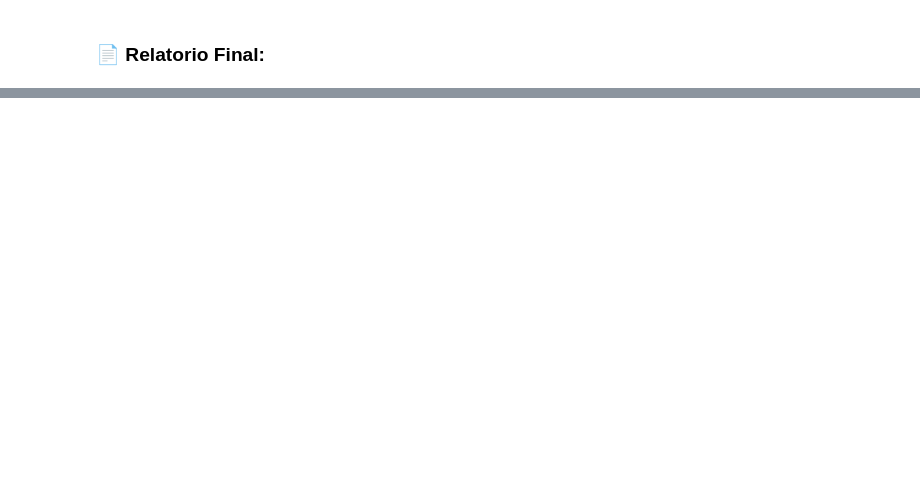
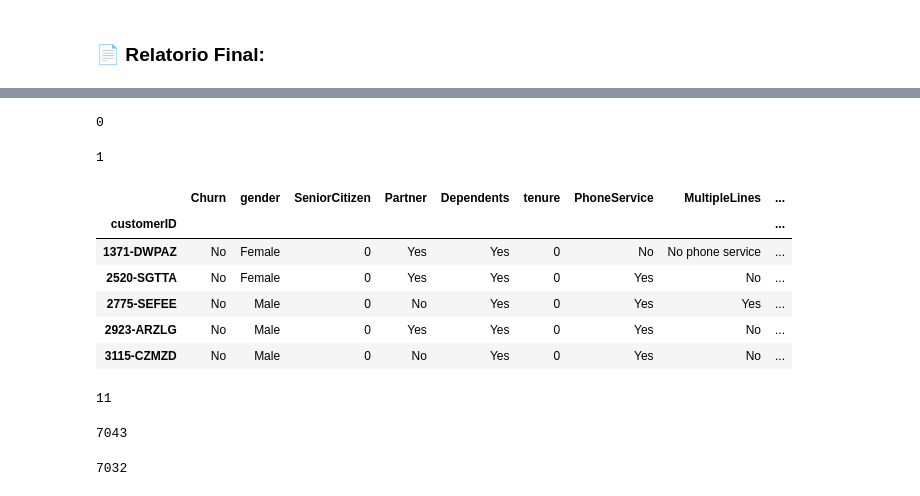
Before and after one commit to Megalonnix/ChallengeTelecomX, a Jupyter notebook: TelecomX_BR.ipynb, the cells around one changed output, grey strips where cells are left out. Cells and saved outputs as stored; diff of their text form; code cells hidden in the pictures; blank space fills up the shorter version.

Commit message:
Limpando dados com padrão inadequado

```diff
--- a/TelecomX_BR.ipynb
+++ b/TelecomX_BR.ipynb
@@ -115,2 +238,7 @@ memory usage: 1.2+ MB
+# %%
+# Passo 03:
+# Dados acima mostram ambiquidade nas evazões (Churn), vou jogar fora as colunas com esse defeito:
+
+df_ = df_descompactado[df_descompactado['Churn'] != '']
 # %% [markdown]
 ### 📄 **Relatorio Final:**
@@ -116,0 +260,23 @@ memory usage: 1.2+ MB
+# %%
+df_['Charges_Monthly'].isin(['',' ']).any().sum()
+# %% [output]
+0
+# %%
+df_['Charges_Total'].isin(['',' ']).any().sum()
+# %% [output]
+1
+# %%
+vlVazio1 = df_['Charges_Total'] == ''
+vlVazio2 = df_['Charges_Total'] == ' '
+
+filtro = (vlVazio1) | (vlVazio2)
+
+df_[filtro].head()
+# %% [output]
+|  | Churn | gender | SeniorCitizen | Partner | Dependents | tenure | PhoneService | MultipleLines | ... |
+| customerID |  |  |  |  |  |  |  |  | ... |
+| 1371-DWPAZ | No | Female | 0 | Yes | Yes | 0 | No | No phone service | ... |
+| 2520-SGTTA | No | Female | 0 | Yes | Yes | 0 | Yes | No | ... |
+| 2775-SEFEE | No | Male | 0 | No | Yes | 0 | Yes | Yes | ... |
+| 2923-ARZLG | No | Male | 0 | Yes | Yes | 0 | Yes | No | ... |
+| 3115-CZMZD | No | Male | 0 | No | Yes | 0 | Yes | No | ... |
@@ -116,0 +294,13 @@ memory usage: 1.2+ MB
+# %%
+len(df_[filtro])
+# %% [output]
+11
+# %%
+len(df_)
+# %% [output]
+7043
+# %%
+df_ = df_[~filtro]
+len(df_)
+# %% [output]
+7032
```
Also changed, not shown: parts of 18 cells of this notebook, 1 other file.
